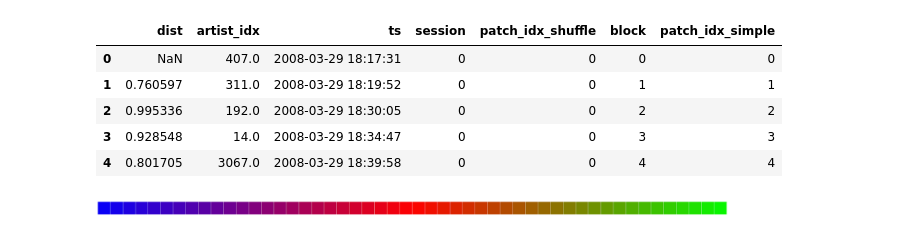
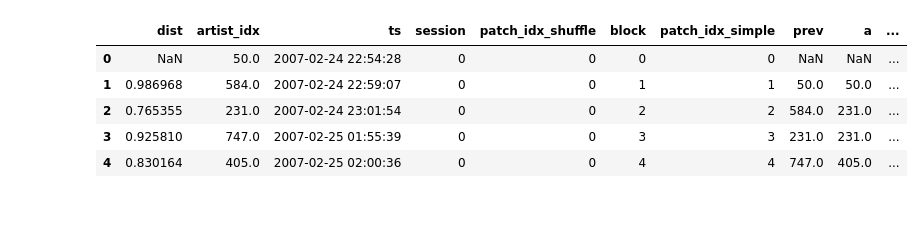
Before and after one commit to jlorince/MusicForaging, a Jupyter notebook: notebooks/Trajectory_viz.ipynb, the cells around one changed output. Drawn from its saved outputs; the diff is of its cells as text; code cells hidden in the pictures; blank space fills up the shorter version.

```diff
--- a/notebooks/Trajectory_viz.ipynb
+++ b/notebooks/Trajectory_viz.ipynb
@@ -15,13 +9,0 @@ Y3 = np.loadtxt('/Users/jaredlorince/git/lib/bhtsne/output_normed',delimiter='\t
-# %%
-display(df.head())
-# %% [output]
-|  | dist | artist_idx | ts | session | patch_idx_shuffle | block | patch_idx_simple |
-| 0 | NaN | 407.0 | 2008-03-29 18:17:31 | 0 | 0 | 0 | 0 |
-| 1 | 0.760597 | 311.0 | 2008-03-29 18:19:52 | 0 | 0 | 1 | 1 |
-| 2 | 0.995336 | 192.0 | 2008-03-29 18:30:05 | 0 | 0 | 2 | 2 |
-| 3 | 0.928548 | 14.0 | 2008-03-29 18:34:47 | 0 | 0 | 3 | 3 |
-| 4 | 0.801705 | 3067.0 | 2008-03-29 18:39:58 | 0 | 0 | 4 | 4 |
-# %%
-seaborn.palplot(seaborn.color_palette("brg",mx))
-# %% [output]
-[figure, removed]
@@ -28,3 +13,12 @@ seaborn.palplot(seaborn.color_palette("brg",mx))
+# %%
+df.head()
+# %% [output]
+|  | dist | artist_idx | ts | session | patch_idx_shuffle | block | patch_idx_simple | prev | a | ... |
+| 0 | NaN | 50.0 | 2007-02-24 22:54:28 | 0 | 0 | 0 | 0 | NaN | NaN | ... |
+| 1 | 0.986968 | 584.0 | 2007-02-24 22:59:07 | 0 | 0 | 1 | 1 | 50.0 | 50.0 | ... |
+| 2 | 0.765355 | 231.0 | 2007-02-24 23:01:54 | 0 | 0 | 2 | 2 | 584.0 | 231.0 | ... |
+| 3 | 0.925810 | 747.0 | 2007-02-25 01:55:39 | 0 | 0 | 3 | 3 | 231.0 | 231.0 | ... |
+| 4 | 0.830164 | 405.0 | 2007-02-25 02:00:36 | 0 | 0 | 4 | 4 | 747.0 | 405.0 | ... |
 # %%
 def srter(row):
     a,b = row['prev'],row['artist_idx'],
```
Also changed, not shown: parts of 8 cells of this notebook, 6 other files.
